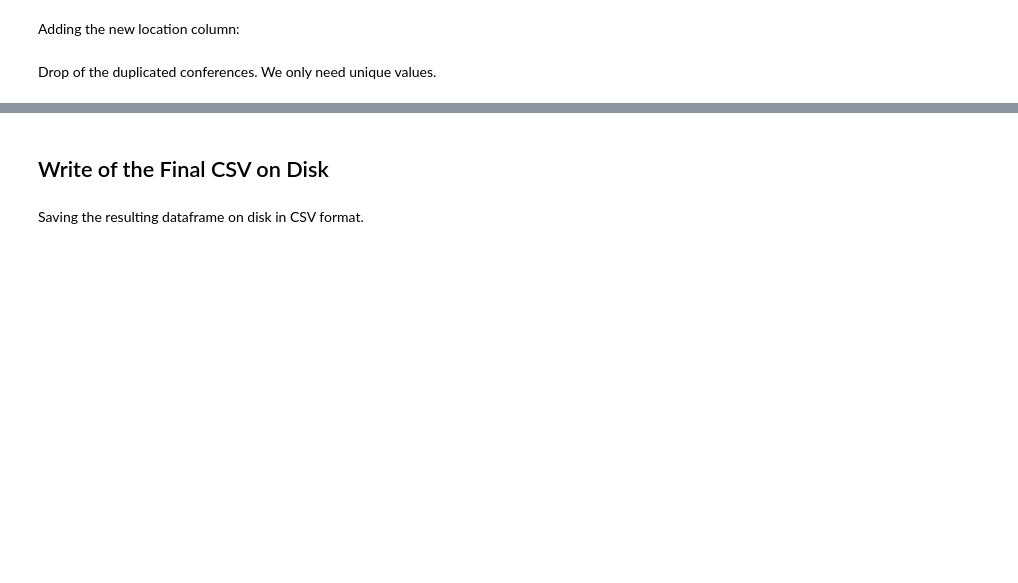
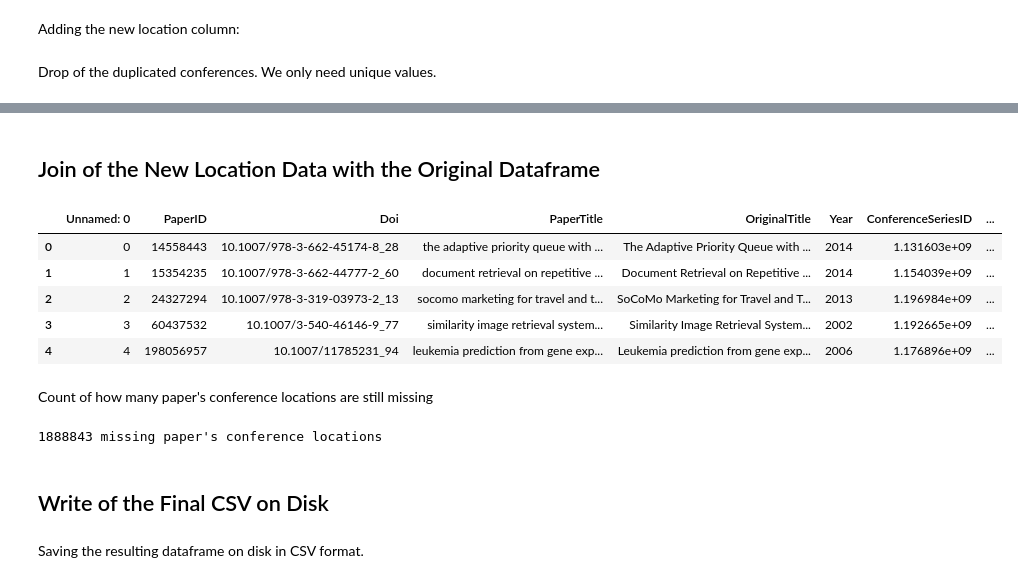
Before and after one commit to MarcoTerzulli/conftur_terzulli, a Jupyter notebook: 2 - Conference Location Fix/location_scraper_dblp.ipynb, the cells around one changed output, grey strips where cells are left out. Cells and saved outputs as stored; diff of their text form; code cells hidden in the pictures; blank space fills up the shorter version.

```diff
--- a/2 - Conference Location Fix/location_scraper_dblp.ipynb
+++ b/2 - Conference Location Fix/location_scraper_dblp.ipynb
@@ -76,7 +119,7 @@ df_dblp_conferences
 # %% [markdown]
 Drop of the duplicated conferences. We only need unique values.
 # %%
-df_dblp_conferences = df_dblp_conferences.drop_duplicates(subset="crossref")
+df_dblp_conferences = df_dblp_conferences.drop_duplicates(subset="url")
 
 print(f"Now we only need to search for the location of {df_dblp_conferences.__len__()} unique conferences")
 # %% [output]
@@ -85,0 +130,21 @@ Now we only need to search for the location of 29512 unique conferences
+# %%
+def dblp_location_scraper(conferences_dataframe, mt_downloader_operation_function, dblp_url = "https://dblp.org/"):
+    dict_conf_locations = {}
+    download_list = list(conferences_dataframe.ConferenceNormalizedName.values)
+
+    executor = concurrent.futures.ProcessPoolExecutor(max_workers=int(MAX_WORKERS), mp_context=mp_ctx)
+    futures = [executor.submit(mt_downloader_operation_function, conf_name, dblp_url) for conf_name in download_list]
+
+    for future in concurrent.futures.as_completed(futures):
+        try:
+            k, v = future.result()
+        except Exception as e:
+            print(f"{futures[future]} throws {e}")
+        else:
+            dict_conf_locations[k] = v
+            pass
+
+    # Converting the resulting dictionary to a dataframe
+    df_conf_locations = pd.DataFrame(dict_conf_locations.items(), columns=['ConferenceNormalizedName', 'ConferenceLocation'])
+
+    return df_conf_locations
@@ -85,0 +157,2 @@ Now we only need to search for the location of 29512 unique conferences
+# %%
+df_conf_locations = dblp_location_scraper(df_dblp_conferences, mt_get_dblp_conf_location_from_dblp_operation, "https://dblp.org/")
@@ -85,0 +161,4 @@ Now we only need to search for the location of 29512 unique conferences
+# %%
+df_conf_locations = df_conf_locations.dropna(subset = ['ConferenceLocation'])
+
+print(f"Fixed {len(df_conf_locations.index)} over {len(df_dblp_conferences.index)} unique conferences")
@@ -86,3 +172,29 @@ Now we only need to search for the location of 29512 unique conferences
+# %% [markdown]
+## Join of the New Location Data with the Original Dataframe
+# %%
+# Merge with the location dataframe
+df_dblp_preprocessed = pd.merge(df_dblp_preprocessed, df_conf_locations, on=['url'], how='left')
+
+# Combine the two columns
+df_dblp_preprocessed['ConferenceLocation_x'] = df_dblp_preprocessed['ConferenceLocation_x'].fillna(df_mag_preprocessed['ConferenceLocation_y'])
+df_dblp_preprocessed.rename(columns = {'ConferenceLocation_x':'ConferenceLocation'}, inplace=True)
+df_dblp_preprocessed = df_dblp_preprocessed.drop(columns=['ConferenceLocation_y'])
+
+df_dblp_preprocessed.iloc[:5]
+# %% [output]
+|  | Unnamed: 0 | PaperID | Doi | PaperTitle | OriginalTitle | Year | ConferenceSeriesID | ... |
+| 0 | 0 | 14558443 | 10.1007/978-3-662-45174-8_28 | the adaptive priority queue with ... | The Adaptive Priority Queue with ... | 2014 | 1.131603e+09 | ... |
+| 1 | 1 | 15354235 | 10.1007/978-3-662-44777-2_60 | document retrieval on repetitive ... | Document Retrieval on Repetitive ... | 2014 | 1.154039e+09 | ... |
+| 2 | 2 | 24327294 | 10.1007/978-3-319-03973-2_13 | socomo marketing for travel and t... | SoCoMo Marketing for Travel and T... | 2013 | 1.196984e+09 | ... |
+| 3 | 3 | 60437532 | 10.1007/3-540-46146-9_77 | similarity image retrieval system... | Similarity Image Retrieval System... | 2002 | 1.192665e+09 | ... |
+| 4 | 4 | 198056957 | 10.1007/11785231_94 | leukemia prediction from gene exp... | Leukemia prediction from gene exp... | 2006 | 1.176896e+09 | ... |
+# %% [markdown]
+Count of how many paper's conference locations are still missing
+# %%
+n_missing = len(df_mag_preprocessed.index) - len(df_mag_preprocessed.dropna(subset = ['ConferenceLocation']).index)
+print(f"{n_missing} missing paper's conference locations")
+# %% [output]
+1888843 missing paper's conference locations
 # %% [markdown]
 ## Write of the Final CSV on Disk
 # %% [markdown]
```
Also changed, not shown: parts of 14 cells of this notebook, 3 other files.
